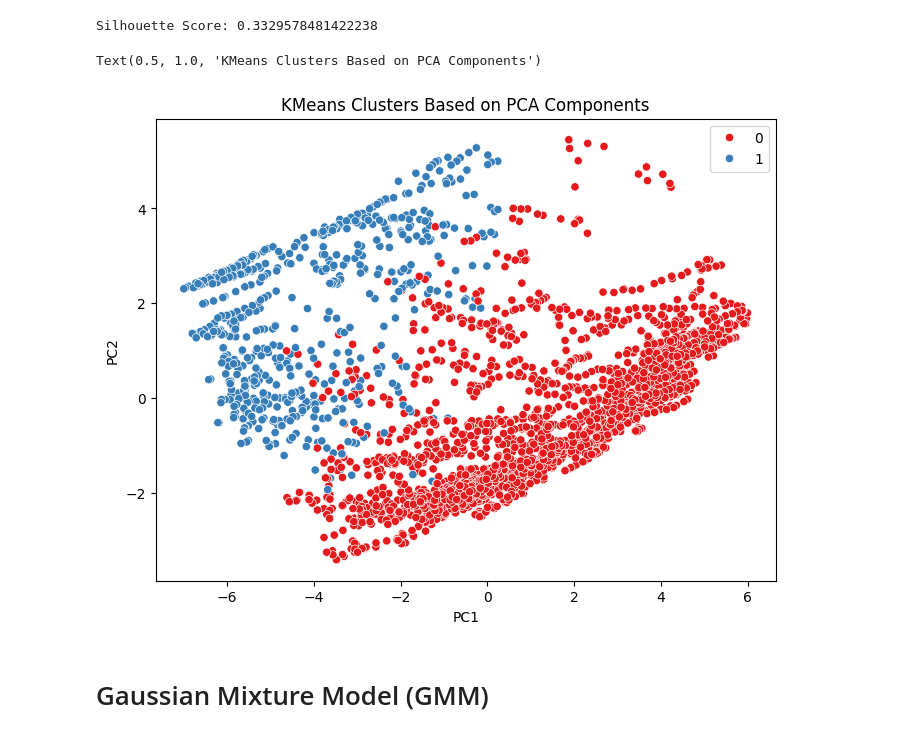
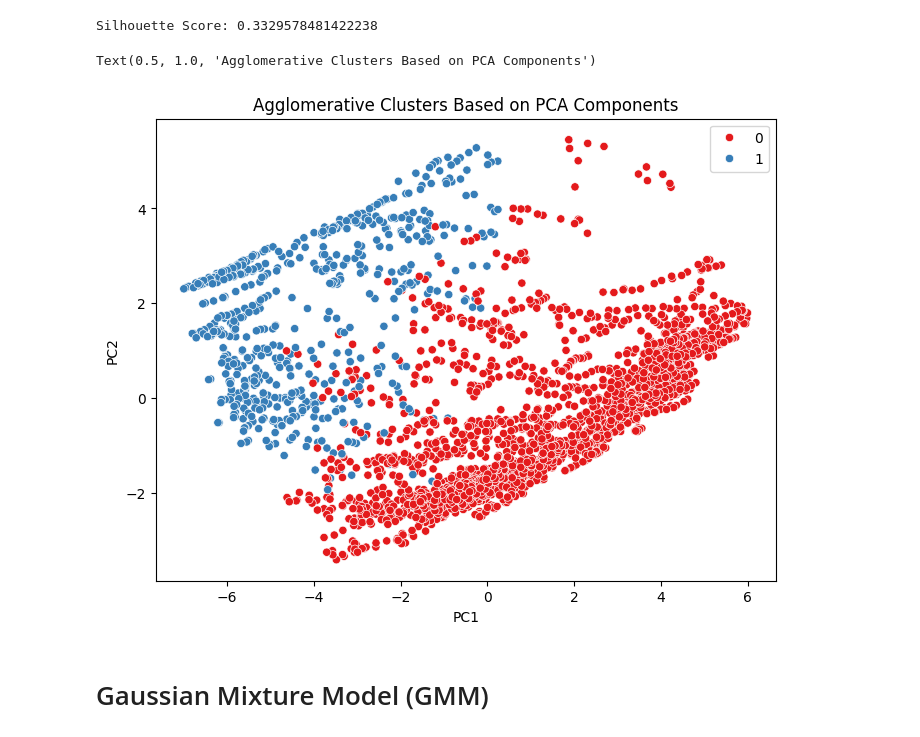
Before and after one commit to rioo09/Country-Classification-Project, a Jupyter notebook: P-651.ipynb, the cells around one changed output. Cells and saved outputs as stored; diff of their text form; code cells hidden in the pictures.

```diff
--- a/P-651.ipynb
+++ b/P-651.ipynb
@@ -530,10 +529,10 @@ Silhouette Score: 0.3329578481422238
 # %%
 plt.figure(figsize=(8,6))
 sns.scatterplot(x = final_df['PC1'], y = final_df['PC2'], hue=pred_agg, palette='Set1') #Plotting Clusters Based On First Two PCA Components
-plt.title("KMeans Clusters Based on PCA Components")
+plt.title("Agglomerative Clusters Based on PCA Components")
 # %% [output]
-Text(0.5, 1.0, 'KMeans Clusters Based on PCA Components')
+Text(0.5, 1.0, 'Agglomerative Clusters Based on PCA Components')
-[figure, old version]
+[figure, new version]
 # %% [markdown]
 # Gaussian Mixture Model (GMM)
 # %%
```
Also changed, not shown: parts of 10 cells of this notebook.
